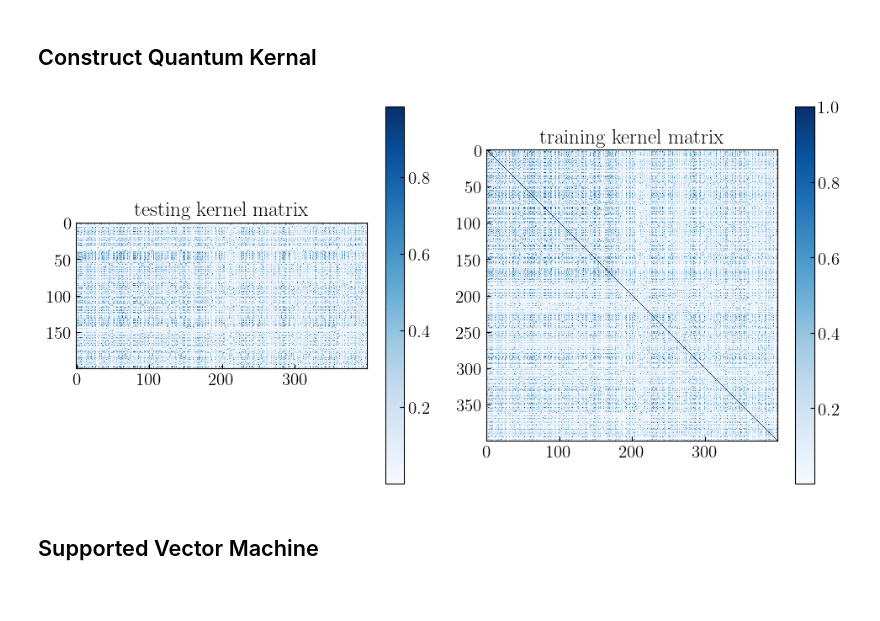
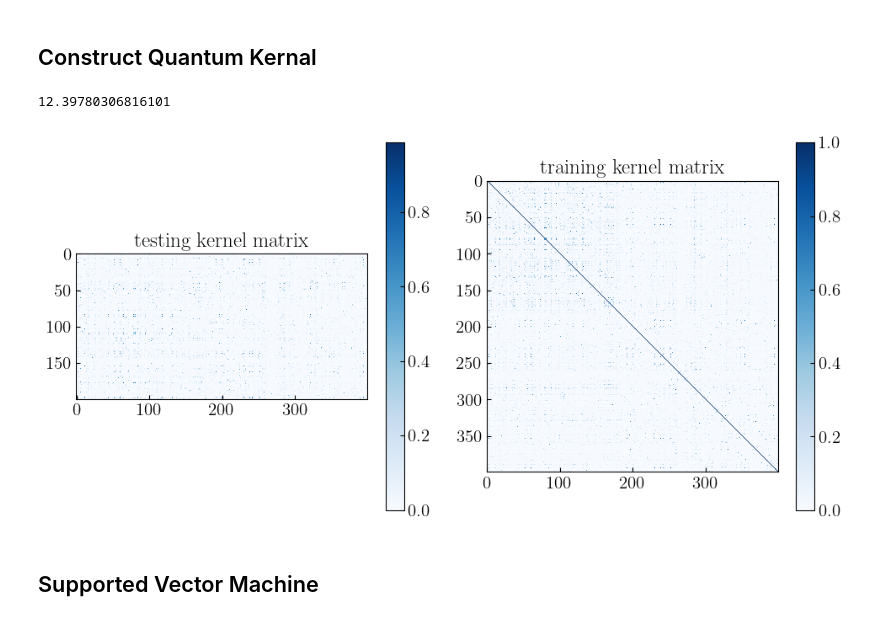
Before and after one commit to qazwsx351789/Analog-QSVM, a Jupyter notebook: Example_MNIST.ipynb, the cells around one changed output. Saved outputs shown, nothing was run; the diff lists cells and outputs as text; code cells hidden in the pictures.

Commit message:
construct linear and rbf kernels in Example_MNIST

```diff
--- a/Example_MNIST.ipynb
+++ b/Example_MNIST.ipynb
@@ -108,0 +53,10 @@ test_pca=np.array(test_pca)
+# %%
+pca=Pca(PCA_n=10,StandardizeOrNot=False,sklearnPCA=True)
+# %%
+pca.fitting(traindata)
+svm_tr_data=pca.transform(traindata)
+svm_te_data=pca.transform(testdata)
+
+# Renormalize each feature
+svm_tr_data=pca.Renormalize_Each_Feature(svm_tr_data,Norm=np.pi/2,status="train")
+svm_te_data=pca.Renormalize_Each_Feature(svm_te_data,Norm=np.pi/2)
@@ -140,2 +71,9 @@ end_time=time.time()
+# %%
+qsvm=QSVM(task='svc')
+# %%
+start_time = time.time()
+tr_kernel=qsvm.get_kernel(svm_tr_data,tier=1,method="analog+digital", op="x")
+te_kernel=qsvm.get_kernel(svm_te_data,status="test",tier=1,method="analog+digital", op="x")
+end_time=time.time()
 # %%
 cost_time=end_time-start_time
@@ -147,8 +80,11 @@ test_kernel = Q.get_q_kernel(qx_test_lst[i],qx_train_lst[i], status = "test")
-# %%
-# Show quantum kernel matrix
-Q.show_kmatrix(train = target_kernel , test = test_kernel,name = "")
-# %% [output]
-[figure, removed]
+# %%
+print(cost_time)
+# %% [output]
+12.39780306816101
+# %%
+Q.show_kmatrix(train = tr_kernel , test = te_kernel,name = "")
+# %% [output]
+[figure, added]
 # %% [markdown]
 ## Supported Vector Machine
 # %%
```
Also changed, not shown: parts of 21 cells of this notebook.
